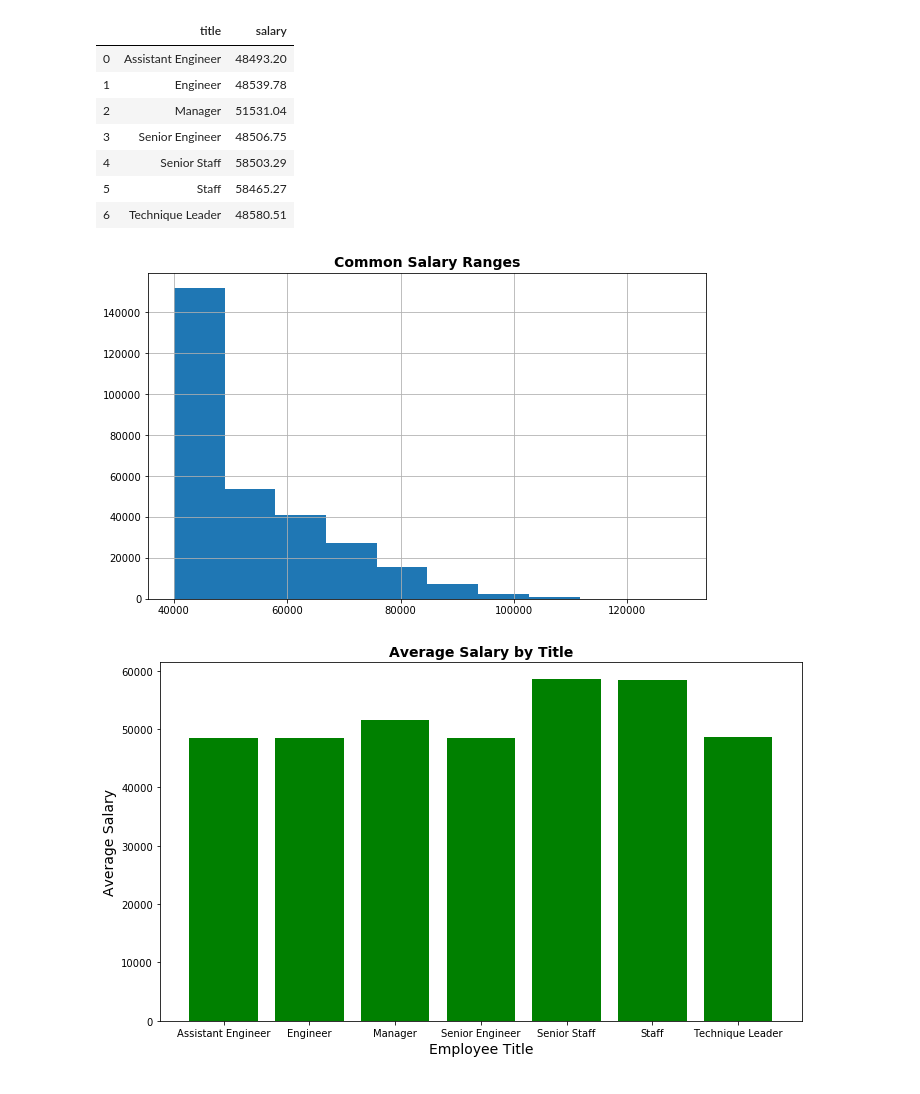
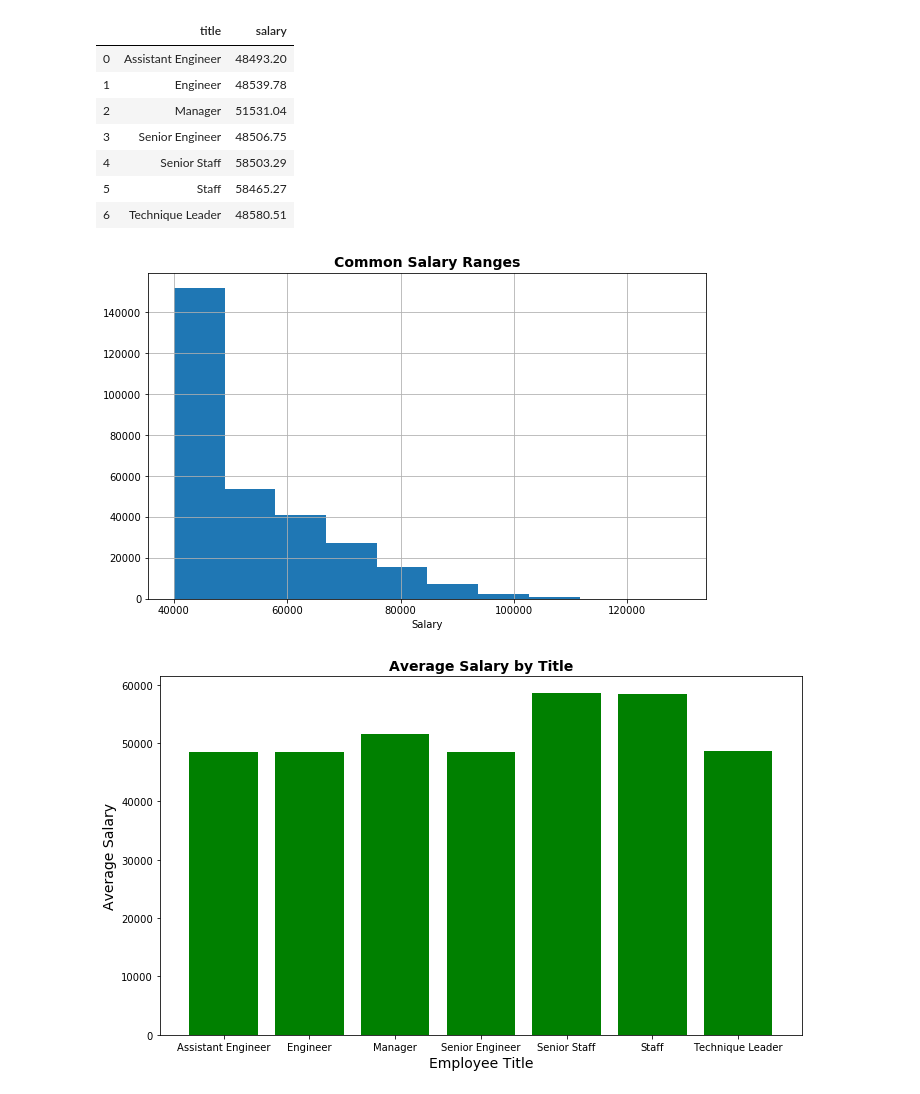
Before and after one commit to nadireag/sql-challenge, a Jupyter notebook: EmployeeSQL/Employee.ipynb, the cells around one changed output. Saved outputs shown, nothing was run; the diff lists cells and outputs as text; code cells hidden in the pictures.

Commit message:
updated plot

```diff
--- a/EmployeeSQL/Employee.ipynb
+++ b/EmployeeSQL/Employee.ipynb
@@ -103,11 +103,12 @@ avg_salary_df
 # %%
 # create histogram for most common salary ranges for employees
 plt.figure(figsize=(10,6))
 emp_salary_df.salary.hist()
 plt.title("Common Salary Ranges", fontsize= 14, fontweight="bold")
+plt.xlabel("Salary")
 plt.savefig("images/salary_range.png")
 # %% [output]
-[figure, old version]
+[figure, new version]
 # %%
 # create a bar plot for avarage salary by title
 plt.figure(figsize=(10,6))
```
Also changed, not shown: 1 other file.
